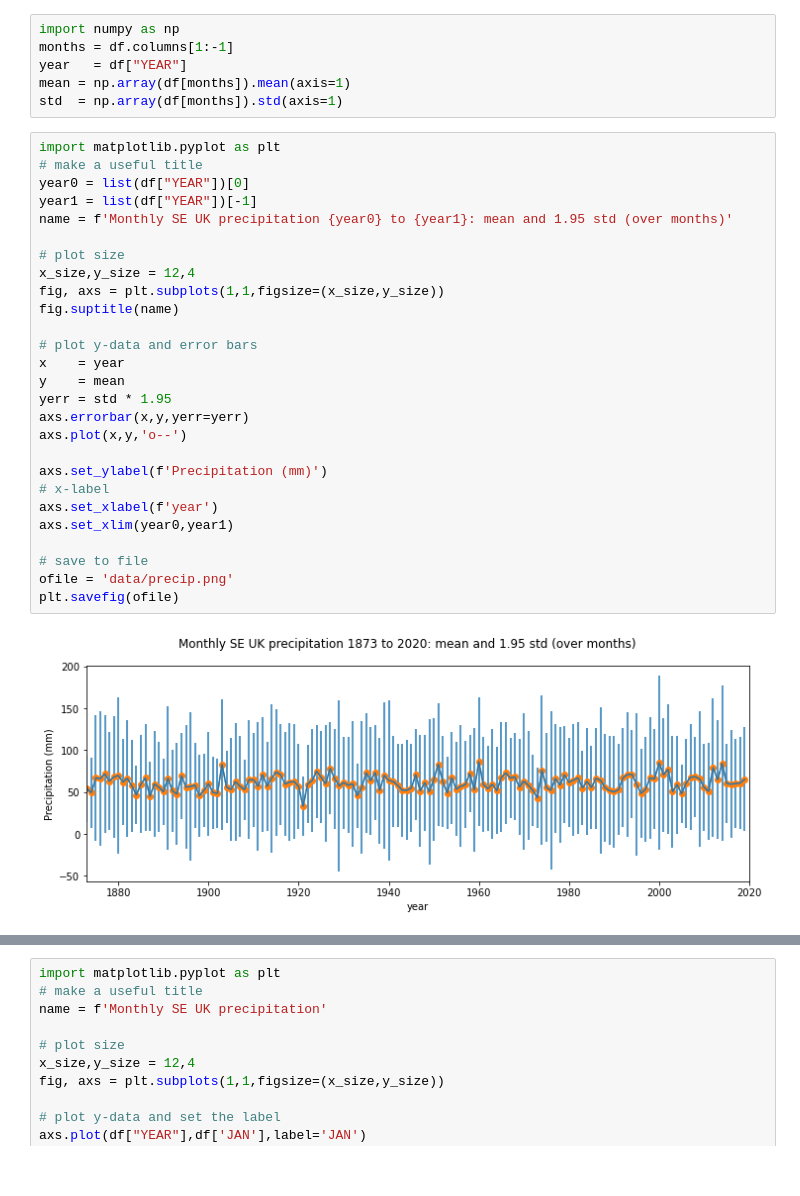
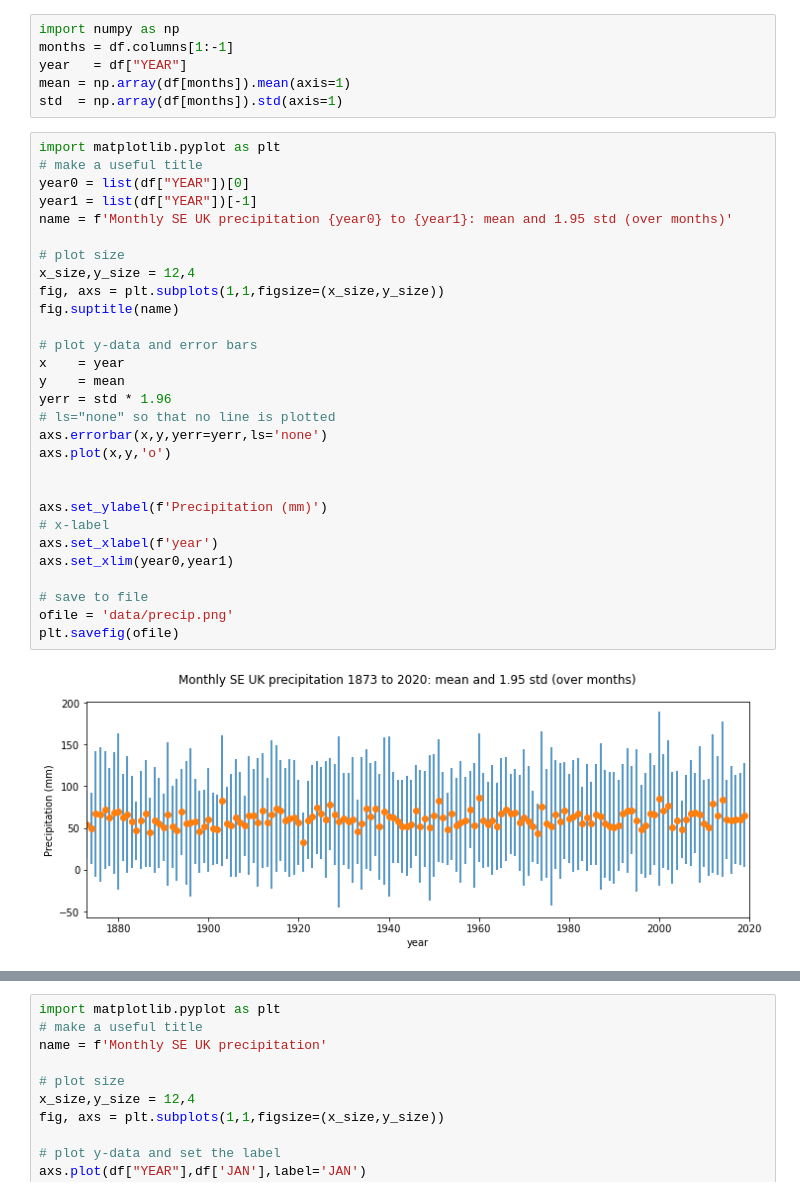
Before and after one commit to UCL-EO/geog0111, a Jupyter notebook: notebooks/023_Plotting.ipynb, the cells around one changed output, grey strips where cells are left out. Drawn from its saved outputs; the diff is of its cells as text.

```diff
--- a/notebooks/023_Plotting.ipynb
+++ b/notebooks/023_Plotting.ipynb
@@ -318,32 +318,34 @@ std  = np.array(df[months]).std(axis=1)
 # %%
 import matplotlib.pyplot as plt
 # make a useful title
 year0 = list(df["YEAR"])[0]
 year1 = list(df["YEAR"])[-1]
 name = f'Monthly SE UK precipitation {year0} to {year1}: mean and 1.95 std (over months)'
 
 # plot size
 x_size,y_size = 12,4
 fig, axs = plt.subplots(1,1,figsize=(x_size,y_size))
 fig.suptitle(name)
 
 # plot y-data and error bars
 x    = year
 y    = mean
-yerr = std * 1.95
-axs.errorbar(x,y,yerr=yerr)
-axs.plot(x,y,'o--')
+yerr = std * 1.96
+# ls="none" so that no line is plotted
+axs.errorbar(x,y,yerr=yerr,ls='none')
+axs.plot(x,y,'o')
+
 
 axs.set_ylabel(f'Precipitation (mm)')
 # x-label
 axs.set_xlabel(f'year')
 axs.set_xlim(year0,year1)
 
 # save to file
 ofile = 'data/precip.png'
 plt.savefig(ofile)
 # %% [output]
-[figure, old version]
+[figure, new version]
 # %% [markdown]
 We can now load the [saved image](data/precip.png) as a figure:
 
```
Also changed, not shown: parts of 3 cells of this notebook, 19 other files.
